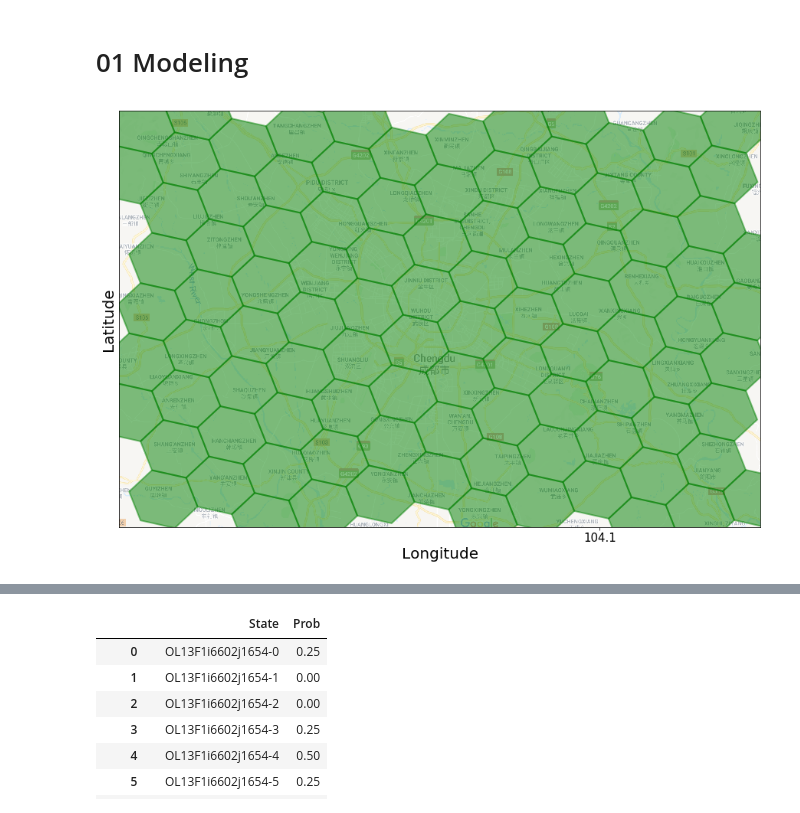
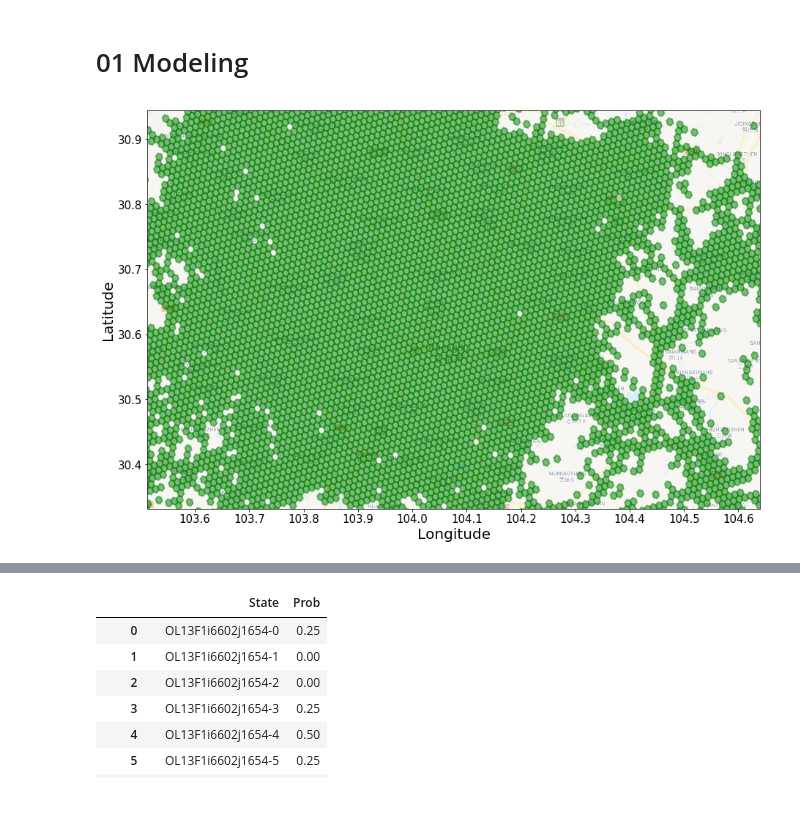
Before and after one commit to marco-yue/KDD_CUP2020, a Jupyter notebook: 08 MDP_Modeling.ipynb, the cells around one changed output, grey strips where cells are left out. Saved outputs shown, nothing was run; the diff lists cells and outputs as text; code cells hidden in the pictures.

```diff
--- a/08 MDP_Modeling.ipynb
+++ b/08 MDP_Modeling.ipynb
@@ -218,6 +188,10 @@ Tracectory_data=Tracectory_data[['Driver_ID','Order_ID','Dispatch_Grid','Dispatc
 # %% [markdown]
 # 01 Modeling
 # %%
+'''Overall range'''
+southwest=[30.331759, 103.512892]
+northeast=[30.944065, 104.640393]
+
 def draw_bkg(sw,ne):
 
     '''Initial parameter'''
@@ -252,34 +226,34 @@ xmajorLocator   = MultipleLocator(0.1)
 ymajorLocator   = MultipleLocator(0.1)
 
 ax.xaxis.set_major_locator(xmajorLocator)
 ax.yaxis.set_major_locator(ymajorLocator)
 
 for idx,row in Grid_range.iterrows():
 
     grid=row['grid']
 
 
     v_f,c_f=spatial_calculation.get_grid_shape(grid)
 
 
     pgon = plt.Polygon(([v_f[0].lng,v_f[0].lat], [v_f[1].lng,v_f[1].lat], [v_f[2].lng,v_f[2].lat]\
                             ,[v_f[3].lng,v_f[3].lat],[v_f[4].lng,v_f[4].lat],[v_f[5].lng,v_f[5].lat]),color='g',linewidth=2,fill=True,alpha=0.5)
 
     plt.gca().add_patch(pgon)
 
 
 plt.tick_params(labelsize=15)
 
 labels = ax.get_xticklabels() + ax.get_yticklabels()
 font2 = {'weight': 'normal','size': 20}
 plt.xlabel('Longitude', font2)
 plt.ylabel('Latitude', font2)
 plt.xlim((southwest[1], northeast[1]))
 plt.ylim((southwest[0], northeast[0]))
 
 plt.show()
 # %% [output]
-[figure, old version]
+[figure, new version]
 # %%
 All_grid=list(Grid_range['grid'])
 
```
Also changed, not shown: parts of 9 cells of this notebook.
